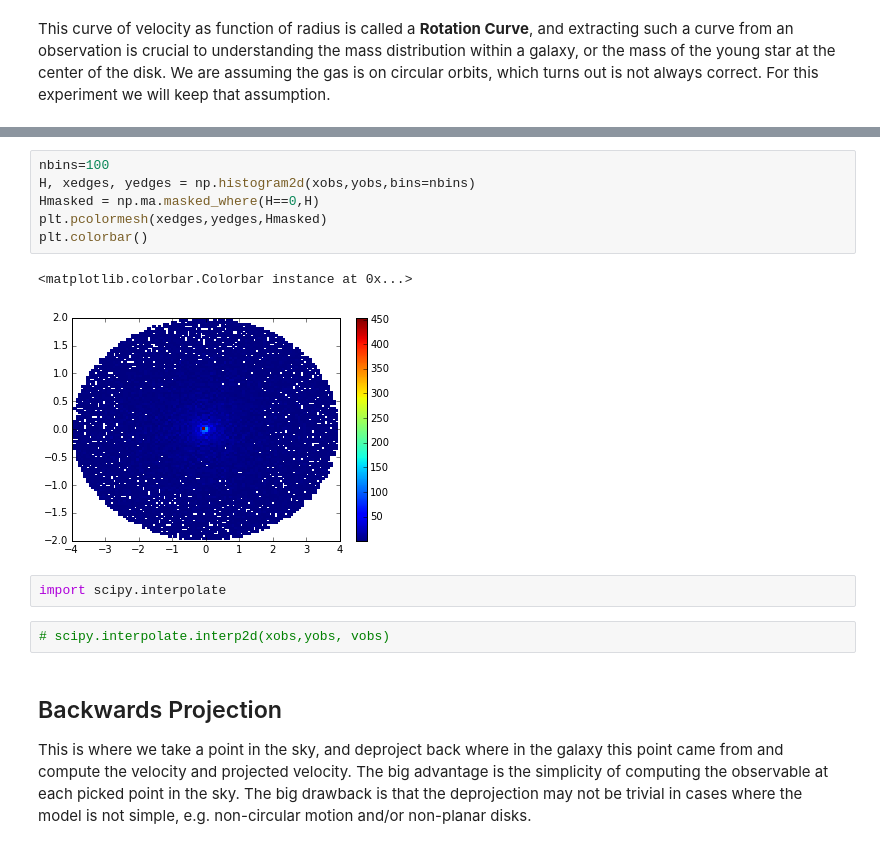
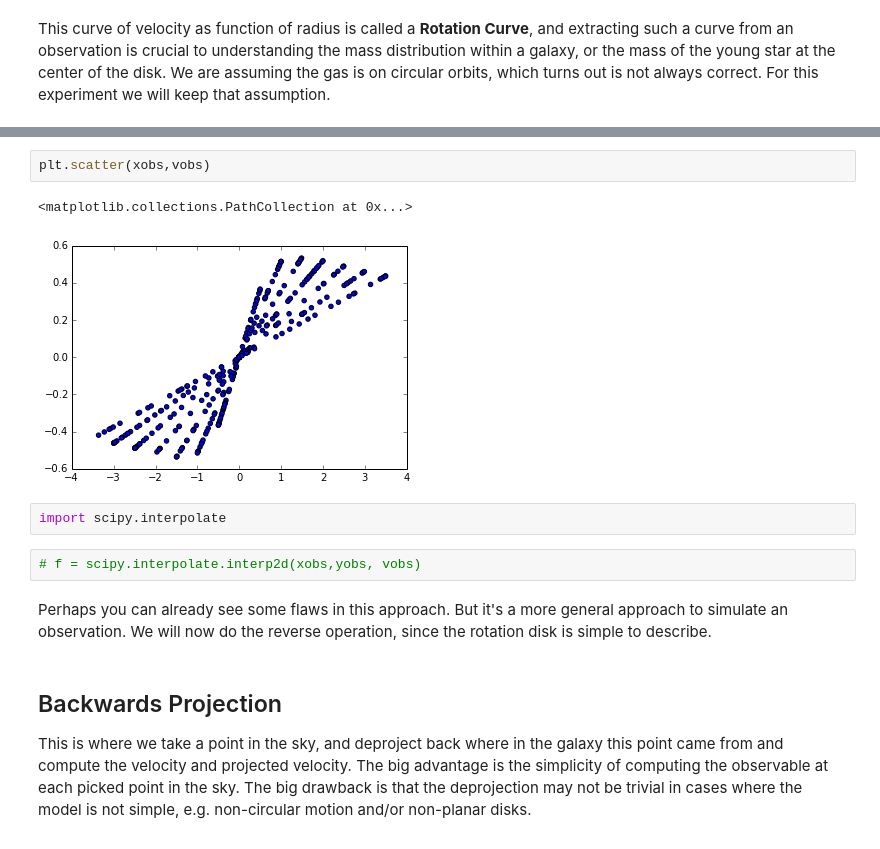
Before and after one commit to teuben/SLICA, a Jupyter notebook: notebooks/orbits.ipynb, the cells around one changed output, grey strips where cells are left out. Saved outputs shown, nothing was run; the diff lists cells and outputs as text.

```diff
--- a/notebooks/orbits.ipynb
+++ b/notebooks/orbits.ipynb
@@ -92,16 +102,14 @@ plt.scatter(xobs,yobs)
-# %%
-nbins=100
-H, xedges, yedges = np.histogram2d(xobs,yobs,bins=nbins)
-Hmasked = np.ma.masked_where(H==0,H)
-plt.pcolormesh(xedges,yedges,Hmasked)
-plt.colorbar()
-# %% [output]
-<matplotlib.colorbar.Colorbar instance at 0x...>
-[figure, removed]
+# %%
+plt.scatter(xobs,vobs)
+# %% [output]
+<matplotlib.collections.PathCollection at 0x...>
+[figure, added]
 # %%
 import scipy.interpolate
 # %%
-# scipy.interpolate.interp2d(xobs,yobs, vobs)
+# f = scipy.interpolate.interp2d(xobs,yobs, vobs)
+# %% [markdown]
+Perhaps you can already see some flaws in this approach. But it's a more general approach to simulate an observation.  We will now do the reverse operation, since the rotation disk is simple to describe.
 # %% [markdown]
 ## Backwards Projection
 
```
Also changed, not shown: parts of 12 cells of this notebook, 2 other files.
